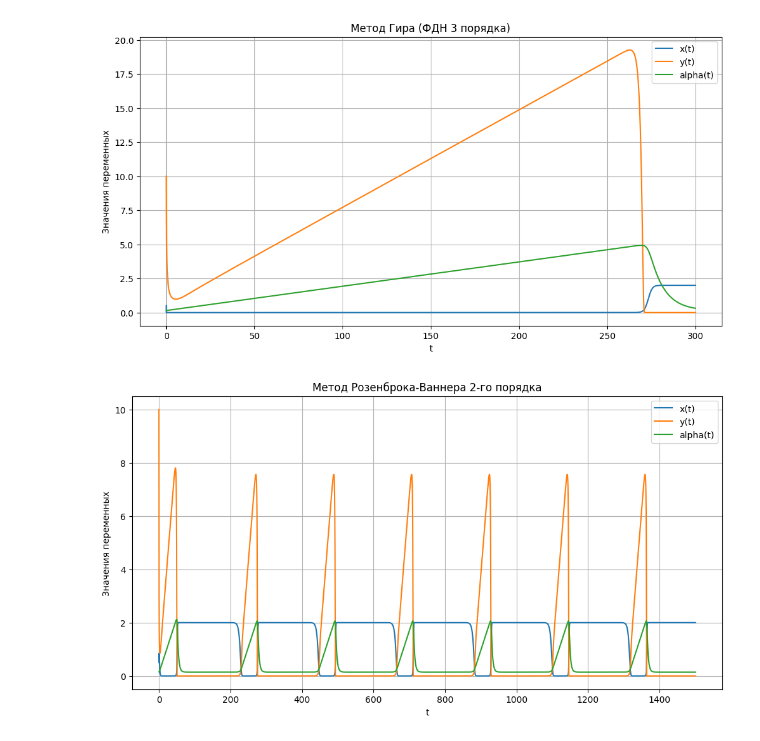
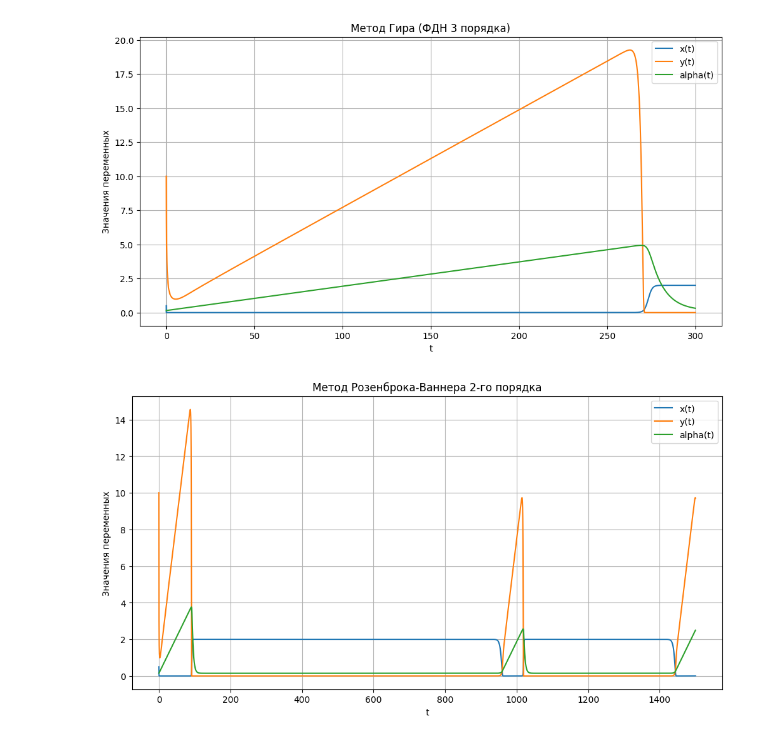
Before and after one commit to NeroMipt/Computational-math, a Jupyter notebook: lab2_10_9_13.ipynb, the cells around one changed output. Cells and saved outputs as stored; diff of their text form; code cells hidden in the pictures.

```diff
--- a/lab2_10_9_13.ipynb
+++ b/lab2_10_9_13.ipynb
@@ -215,32 +215,32 @@ def solve_system(x0, y0, a0, Tk, h=0.1):
 
     while t < Tk:
         state = rosenbrock_step(state, h)
         t += h
         times.append(t)
         states.append(state.copy())
 
 
         if state[2] < 1e-8:
             raise ValueError("a small!!!")
 
     return np.array(times), np.array(states)
 
 
 x0, y0, a0 = 0.5, 10.0, 0.15
 
 
-t, X = solve_system(x0, y0, a0, 1500, h=0.1)
+t, X = solve_system(x0, y0, a0, 1500, h=0.01)
 
 
 plt.figure(figsize=(12, 6))
 plt.plot(t, X[:, 0], label='x(t)')
 plt.plot(t, X[:, 1], label='y(t)')
 plt.plot(t, X[:, 2], label='alpha(t)')
 plt.xlabel('t')
 plt.ylabel('Значения переменных')
 plt.title('Метод Розенброка-Ваннера 2-го порядка')
 plt.legend()
 plt.grid(True)
 plt.show()
 # %% [output]
-[figure, old version]
+[figure, new version]
```
Also changed, not shown: parts of 1 cell of this notebook, 2 other files.
